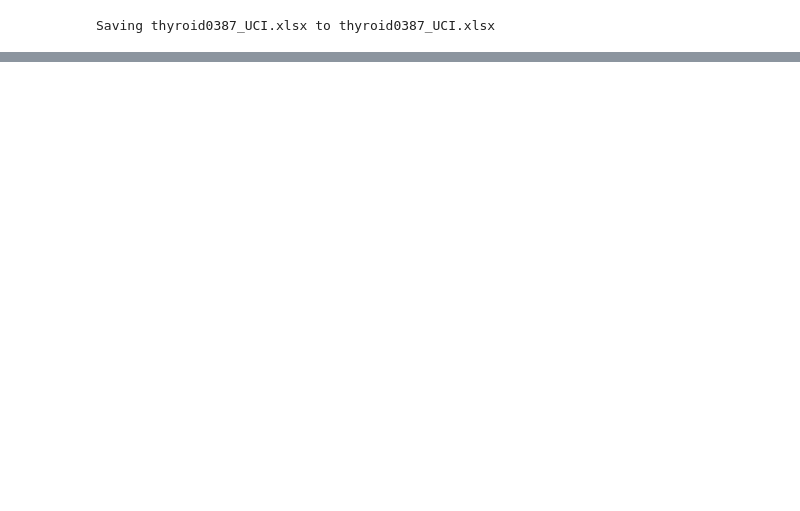
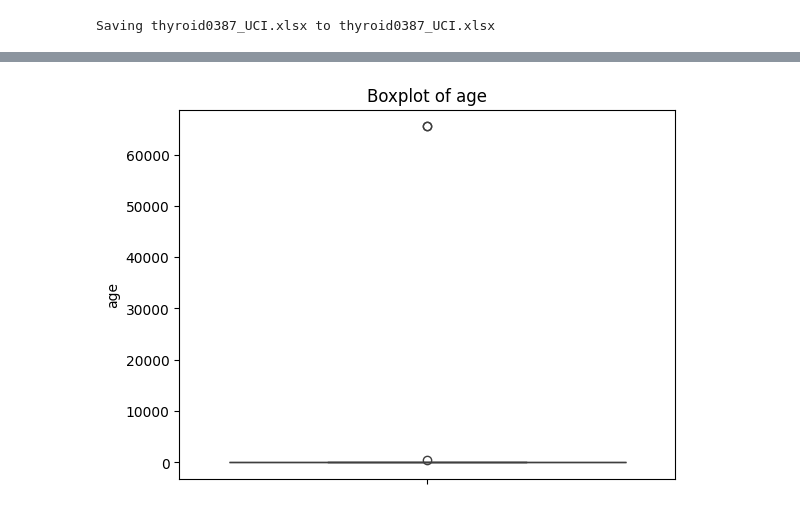
Before and after one commit to sripriyakonjarla/Machine_Learning, a Jupyter notebook: lab_session_2.ipynb, the cells around one changed output, grey strips where cells are left out. Drawn from its saved outputs; the diff is of its cells as text; code cells hidden in the pictures; blank space fills up the shorter version.

```diff
--- a/lab_session_2.ipynb
+++ b/lab_session_2.ipynb
@@ -88,7 +88,7 @@ Cost of candies= Rs. 1
 8      C_9           21             1                 4           148     Poor
 9     C_10           16             2                 4           198     Poor
 # %%
-uploaded = files.upload()
+uploaded2 = files.upload()
 # %% [output]
 [interactive output not drawn]
 Saving IRCTC Stock Price.xlsx to IRCTC Stock Price.xlsx
@@ -277,0 +203,96 @@ dtype: int64
+# %%
+import matplotlib.pyplot as plt
+import seaborn as sns
+data3 = pd.read_excel(io.BytesIO(uploaded3['thyroid0387_UCI.xlsx']))
+df3= pd.DataFrame(data3)
+#question A6
+def identity_dtype(df3):
+  column_dtypes = []
+  for column in df3.columns:
+    column_dtypes.append((column, df3[column].dtype, df3[column].unique()))
+  return column_dtypes
+
+def convert_num(dataframe, column_name):
+  dataframe[column_name].replace("?", np.nan, inplace=True)
+  num_column = pd.to_numeric(dataframe[column_name], errors="coerce")
+  return num_column
+
+def find_range(df3, column_name):
+  numeric_column = convert_num(df3, column_name)
+  min_value = numeric_column.min()
+  max_value = numeric_column.max()
+  return min_value, max_value
+
+def find_missing(df3, column_name):
+  num = 0
+  for value in df3[column_name]:
+    if value == "?":
+      num += 1
+  return num
+
+def find_lower_quart(df3, column_name):
+  numeric_column = convert_num(df3, column_name)
+  low_q = numeric_column.quantile(0.25)
+  return low_q
+
+def find_upper_quart(df3, column_name):
+  numeric_column = convert_num(df3, column_name)
+  high_q = numeric_column.quantile(0.75)
+  return high_q
+
+def find_statistics(df3, column_name):
+  numeric_column = convert_num(df3, column_name)
+  mean = numeric_column.mean()
+  variance = numeric_column.var()
+  std_dev = numeric_column.std()
+  return mean, variance, std_dev
+
+data3 = pd.read_excel(io.BytesIO(uploaded3['thyroid0387_UCI.xlsx']))
+df3 = pd.DataFrame(data3)
+numeric_df = pd.DataFrame()
+for column in df3.columns:
+  for value in df3[column]:
+    if isinstance(value, str) and (value.isnumeric() or value == "?"):
+      numeric_df[column] = df3[column]
+      break
+numeric_df = numeric_df.drop("sex", axis=1)
+numeric_df["age"] = df3["age"]
+#studying the attributes and associated values, and identifying the datatypes
+print("Attributes and its datatypes:")
+print()
+print("The columns having Nominal datatype are sex,on thyroxine, on thyroxine, on antithyroid medication, sick, pregnent, thyroid surgery,I131 treatment, query hypothyroid, query hyperthyroid, lithium,goitre, tumor, hypopituitary, psych, TSH measured,query hypothyroid, query hyperthyroid, lithium,goitre, tumor, hypopituitary, psych, TSH measured,TT4 measured,TT4 measured,FTI measured,TBG measured")
+print("The columns having the ordinal datatype are referral source,CONDITION")
+print("The columns having discrete datatype are age,TSH,T3,TT4,T4U,FTI,TBG")
+print("-----------------------------------------------------------------------")
+#identifying the encoding scheme to be employed
+print("The columns referral source,CONDITION are done using One-Hot encoding")
+print("The columns sex,on thyroxine, on thyroxine, on antithyroid medication, sick, pregnent, thyroid surgery,I131 treatment, query hypothyroid, query hyperthyroid, lithium,goitre, tumor, hypopituitary, psych, TSH measured,query hypothyroid, query hyperthyroid, lithium,goitre, tumor, hypopituitary, psych, TSH measured,TT4 measured,TT4 measured,FTI measured,TBG measured are done using  label encoding")
+print("-----------------------------------------------------------------------")
+#studying the data range for numeric variables.
+print("Data range for numeric variables:")
+print()
+for column in numeric_df.columns:
+  min_value, max_value = find_range(numeric_df, column)
+  print(column, "range:", min_value, "-", max_value)
+print("-----------------------------------------------------------------------")
+#studying the presence of missing values in each attribute.
+print("Missing values in each column:")
+print()
+for column in df3.columns:
+  num_missing = find_missing(df3, column)
+  print("Number of missing values in column", column, "is ", num_missing)
+print("-----------------------------------------------------------------------")
+#calculating the mean and variance and standard deviation.
+for column in numeric_df.columns:
+  mean, variance, std_dev = find_statistics(df3, column)
+  print("Mean of column", column, "is", round(mean,3))
+  print("Variance of column", column, "is", round(variance,3))
+  print("Standard deviation of column", column, "is", round(std_dev,3))
+
+df3_filtered = df3[['age','TSH','T3','TT4','T4U','FTI','TBG']]
+for column in df3_filtered.select_dtypes(include=['float64', 'int64']):
+    plt.figure()
+    sns.boxplot(y=df3_filtered[column])
+    plt.title(f"Boxplot of {column}")
+    plt.show()
+# %% [output]
@@ -277,0 +316 @@ dtype: int64
+[figure, added]
```
Also changed, not shown: parts of 2 cells of this notebook.
